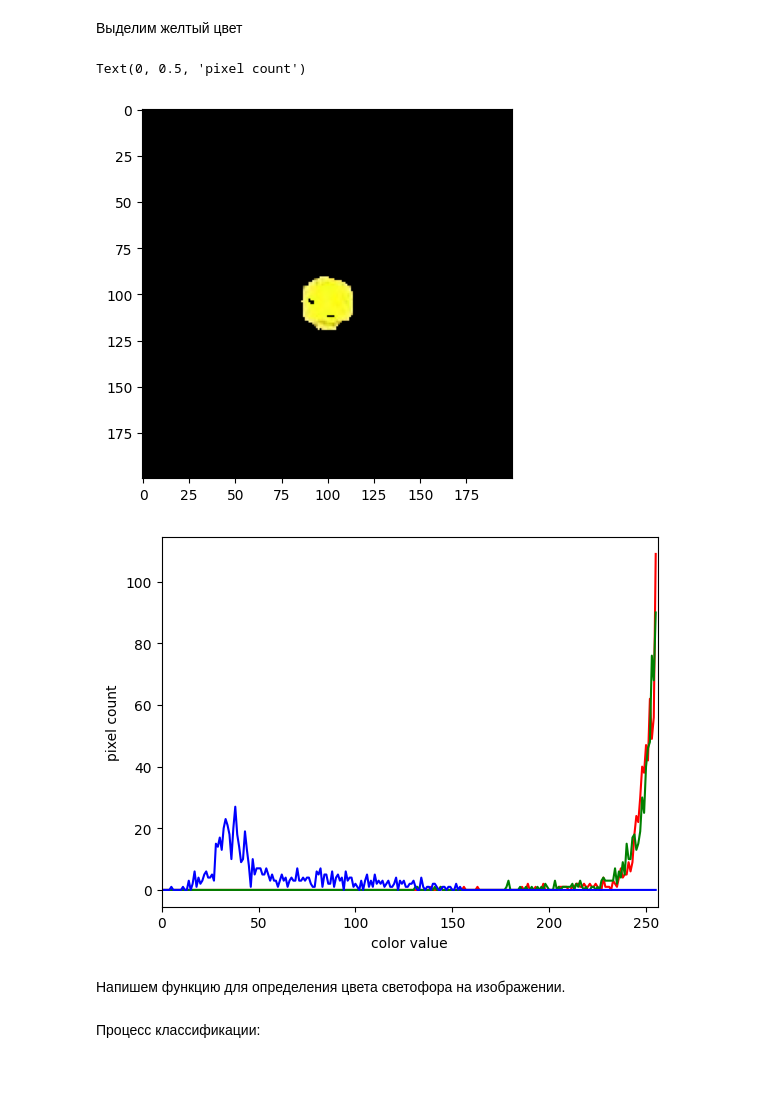
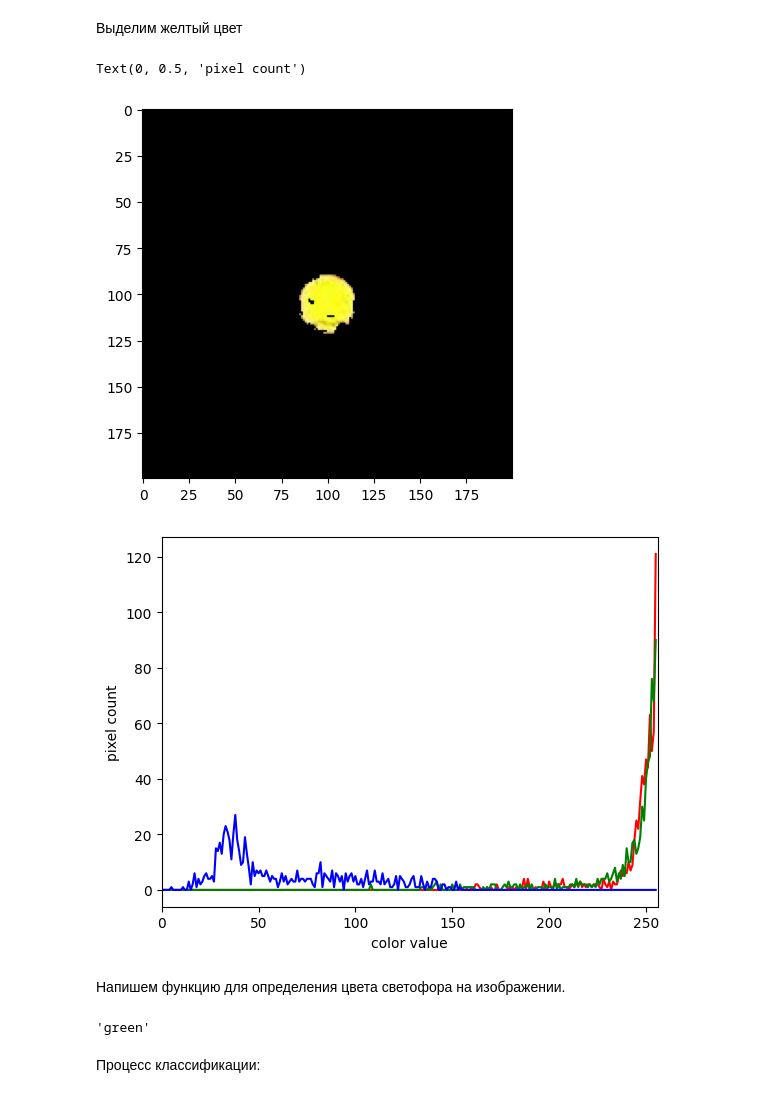
Before and after one commit to Geliron12/computer_vision2024, a Jupyter notebook: homework1/homework1.ipynb, the cells around one changed output. Cells and saved outputs as stored; diff of their text form; code cells hidden in the pictures.

```diff
--- a/homework1/homework1.ipynb
+++ b/homework1/homework1.ipynb
@@ -239,7 +239,7 @@ Text(0.5, 1.0, 'RGB')
 # %%
 wellplate = np.copy(red_img_rgb)
 mask = np.zeros(shape=wellplate.shape[0:2], dtype="bool")
-x = np.where(((red_img_hsv[:,:,0] > 170) | (red_img_hsv[:,:,0] < 10)) & (red_img_hsv[:,:,1] > 100)) #red
+x = np.where(((red_img_hsv[:,:,0] > 170) | (red_img_hsv[:,:,0] < 10)) & (red_img_hsv[:,:,1] > 100) & (red_img_hsv[:,:,2] > 150)) #red
 mask[x] = 1
 
 masked_img = wellplate[:]
@@ -269,7 +269,7 @@ Text(0, 0.5, 'pixel count')
 # %%
 wellplate = np.copy(green_img_rgb)
 mask = np.zeros(shape=wellplate.shape[0:2], dtype="bool")
-x = np.where( (green_img_hsv[:,:,0] > 50) & (green_img_hsv[:,:,0] < 90) & (green_img_hsv[:,:,1] > 100))#cyan
+x = np.where( (green_img_hsv[:,:,0] > 50) & (green_img_hsv[:,:,0] < 90) & (green_img_hsv[:,:,1] > 160) & (green_img_hsv[:,:,2] > 150))#cyan
 mask[x] = 1
 
 masked_img = wellplate[:]
@@ -299,31 +299,31 @@ Text(0, 0.5, 'pixel count')
 # %%
 wellplate = np.copy(yellow_img_rgb)
 mask = np.zeros(shape=wellplate.shape[0:2], dtype="bool")
-x = np.where( (yellow_img_hsv[:,:,0] > 25) & (yellow_img_hsv[:,:,0] < 32) & (yellow_img_hsv[:,:,1] > 100)) #yellow
+x = np.where( (yellow_img_hsv[:,:,0] > 15) & (yellow_img_hsv[:,:,0] < 32) & (yellow_img_hsv[:,:,1] > 100) & (yellow_img_hsv[:,:,2] > 150)) #yellow
 mask[x] = 1
 
 masked_img = wellplate[:]
 masked_img[np.logical_not(mask)] = 0
 plt.imshow(masked_img)
 
 #colors
 colors = ("red", "green", "blue")
 
 #hist plot for each color
 plt.figure()
 plt.xlim([0, 256])
 for (channel_id, color) in enumerate(colors):
     histogram, bin_edges = np.histogram(
         wellplate[:, :, channel_id][mask], bins=256, range=(0, 256)
     )
     plt.plot(histogram, color=color)
 
 plt.xlabel("color value")
 plt.ylabel("pixel count")
 # %% [output]
 Text(0, 0.5, 'pixel count')
-[figure, old version]
+[figure, new version]
-[figure, old version]
+[figure, new version]
 # %% [markdown]
 Напишем функцию для определения цвета светофора на изображении.
 # %%
@@ -369,6 +370,11 @@ def traffic_light_color(filepath: str) -> str:
 
     else:
         return -1
+# %%
+current_color = traffic_light_color('tlights/200_45.jpg')
+current_color
+# %% [output]
+'green'
 # %% [markdown]
 Процесс классификации:
 # %%
```
Also changed, not shown: parts of 5 cells of this notebook, 3 other files.
